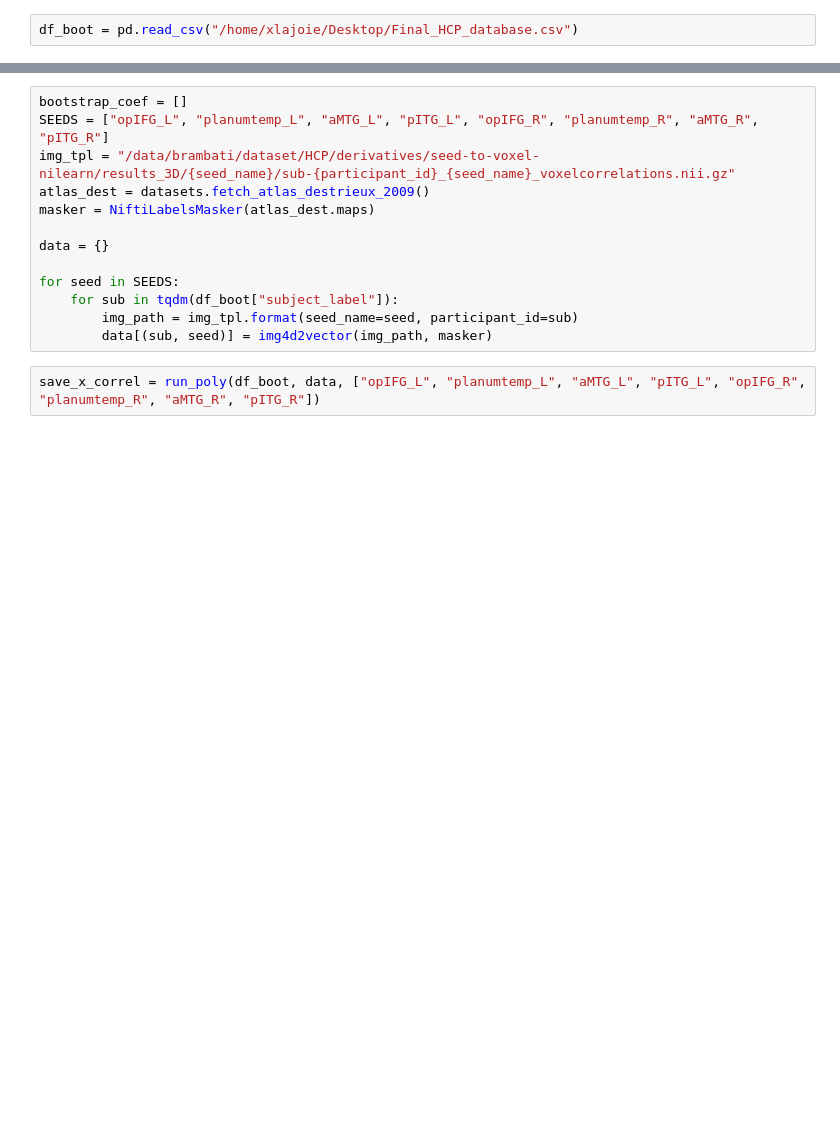
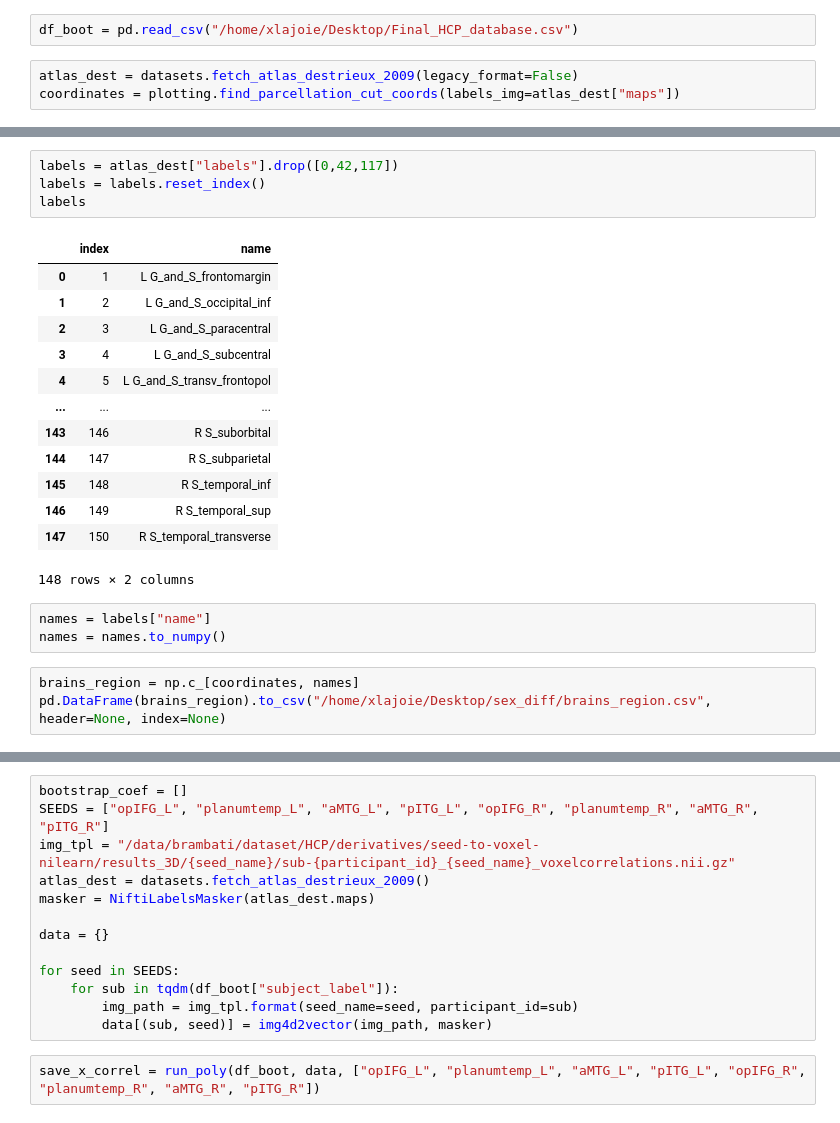
Before and after one commit to Xanthylajoie/sex_diff, a Jupyter notebook: polyssifier.ipynb, the cells around one changed output, grey strips where cells are left out. Drawn from its saved outputs; the diff is of its cells as text; blank space fills up the shorter version.

```diff
--- a/polyssifier.ipynb
+++ b/polyssifier.ipynb
@@ -129,2 +129,5 @@ def run_poly(df_boot, data, seed):
 # %%
 df_boot = pd.read_csv("/home/xlajoie/Desktop/Final_HCP_database.csv")
+# %%
+atlas_dest = datasets.fetch_atlas_destrieux_2009(legacy_format=False)
+coordinates = plotting.find_parcellation_cut_coords(labels_img=atlas_dest["maps"])
@@ -130,0 +154,24 @@ df_boot = pd.read_csv("/home/xlajoie/Desktop/Final_HCP_database.csv")
+# %%
+labels = atlas_dest["labels"].drop([0,42,117])
+labels = labels.reset_index()
+labels
+# %% [output]
+|  | index | name |
+| 0 | 1 | L G_and_S_frontomargin |
+| 1 | 2 | L G_and_S_occipital_inf |
+| 2 | 3 | L G_and_S_paracentral |
+| 3 | 4 | L G_and_S_subcentral |
+| 4 | 5 | L G_and_S_transv_frontopol |
+| ... | ... | ... |
+| 143 | 146 | R S_suborbital |
+| 144 | 147 | R S_subparietal |
+| 145 | 148 | R S_temporal_inf |
+| 146 | 149 | R S_temporal_sup |
+| 147 | 150 | R S_temporal_transverse |
+148 rows × 2 columns
+# %%
+names = labels["name"]
+names = names.to_numpy()
+# %%
+brains_region = np.c_[coordinates, names]
+pd.DataFrame(brains_region).to_csv("/home/xlajoie/Desktop/sex_diff/brains_region.csv", header=None, index=None)
```
Also changed, not shown: parts of 6 cells of this notebook, 3 other files.
